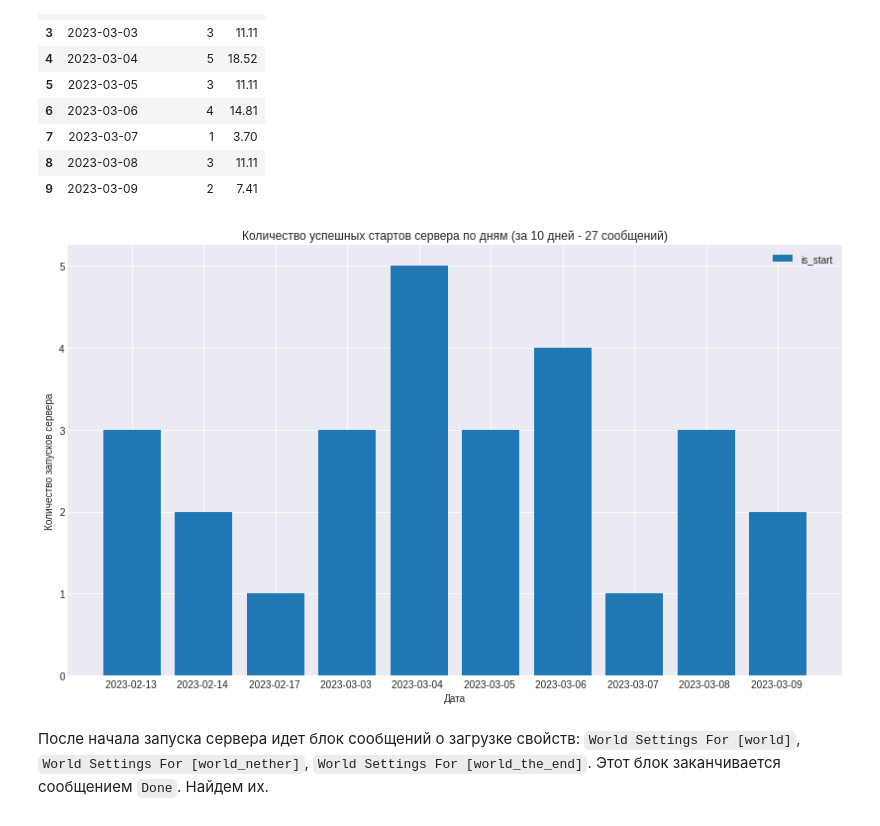
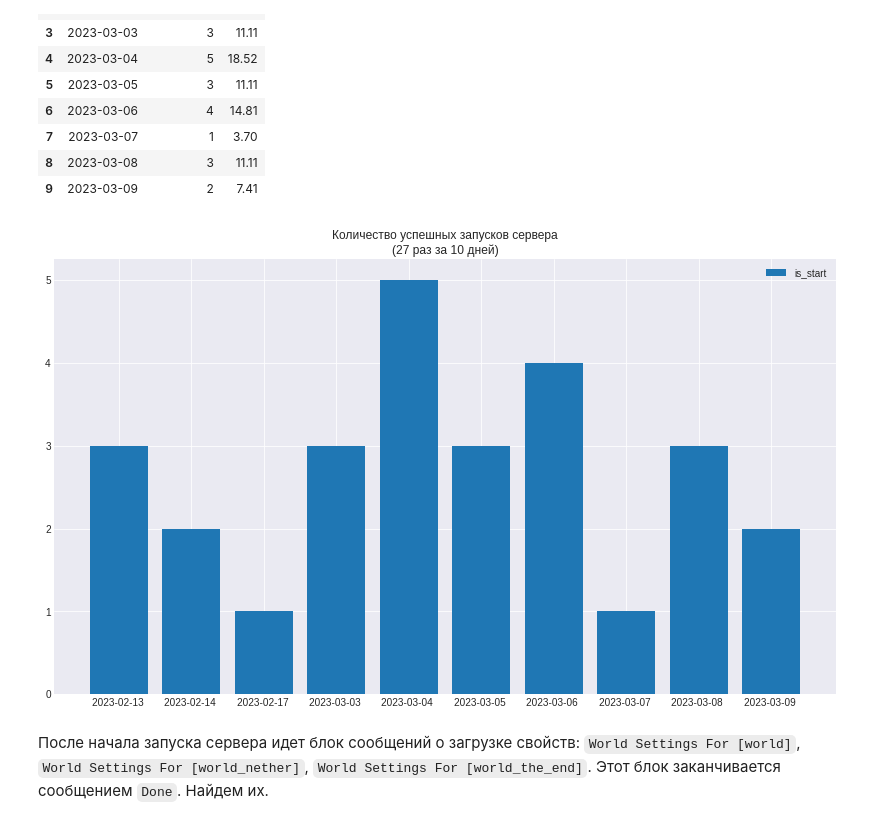
Before and after one commit to vi-bo/minecraft_log, a Jupyter notebook: mc_logs_4.2_anallys_text_mess.ipynb, the cells around one changed output. Saved outputs shown, nothing was run; the diff lists cells and outputs as text; code cells hidden in the pictures.

```diff
--- a/mc_logs_4.2_anallys_text_mess.ipynb
+++ b/mc_logs_4.2_anallys_text_mess.ipynb
@@ -16,5 +16,6 @@ Mounted at /content/drive
 # %% [markdown]
 Смотрим на столбец `serv_mess`
 # %%
-# vibo: читаем предобработанный лог (index_col=0 считываем индексы тоже)
+# vibo: читаем (index_col=0 считываем индексы тоже)
 data_logs = pd.read_csv('/content/drive/MyDrive/minecraft/logs.csv', index_col=0)
+summary = pd.read_csv('/content/drive/MyDrive/minecraft/summary.csv', index_col=0)
@@ -48,3 +29,0 @@ data_logs[['date', 'time', 'serv_teg_inf', 'serv_teg', 'serv_mess', 'plug_name',
-# %%
-summary = data_logs[['date',	'time', 'serv_teg_inf', 'serv_teg', 'serv_mess', 'user_authenticator_number', 'worker_main_number', 'async_chat_thread_number']]
-summary
@@ -83,9 +47,0 @@ memory usage: 460.1+ KB
-# %%
-# vibo: удаляем лишнее как и в блоке с анализом основных сообщений сервера
-# плагин WorldGuard выдает свой тег в сообщения сервера отдельной группой
-summary = summary[summary['serv_teg_inf'] != 'WorldGuard Region I/O']
-# vibo: ищем не нулевые строки
-find_index = summary['serv_mess'].dropna().index
-# vibo: фильтруем по ним датафрейм
-summary = summary[summary.index.isin(find_index)]
-summary
@@ -258,25 +174,26 @@ plot_df
 # %%
 # vibo: data
 groups_x = plot_df['date'].values
 values_y = plot_df['serv_mess'].values
 
 # vibo: bar chart whith total value labels
 # vibo: здесь можно поиграться с номером темы (0-27)
 plot_style = 16
 with plt.style.context(plt.style.available[plot_style]):
   fig, ax = plt.subplots(figsize=(14, 8))
   ax.bar(groups_x, values_y, label = "is_start")
 
   # for i, total in enumerate(values_y):
   #   ax.text(i, total + 0.1, values_y[i], ha='center')
 
-  plt.title(f'Количество успешных стартов сервера по дням (за {len(groups_x)} дней - {sum(values_y)} сообщений)')
+  plt.title(f'Количество успешных запусков сервера\n({sum(values_y)} раз за {len(groups_x)} дней)')
   ax.legend(loc='best')
-  ax.set_xlabel('Дата')
-  ax.set_ylabel('Количество запусков сервера')
+  # ax.set_xlabel('Дата')
+  # ax.set_ylabel('Количество')
   plt.show()
+  # fig.savefig('saved_figure.png', dpi = 400)
 # %% [output]
-[figure, old version]
+[figure, new version]
 # %% [markdown]
 После начала запуска сервера идет блок сообщений о загрузке свойств: `World Settings For [world]`, `World Settings For [world_nether]`,  `World Settings For [world_the_end]`. Этот блок заканчивается сообщением `Done`. Найдем их.
 # %%
```
Also changed, not shown: parts of 134 cells of this notebook, 5 other files.
